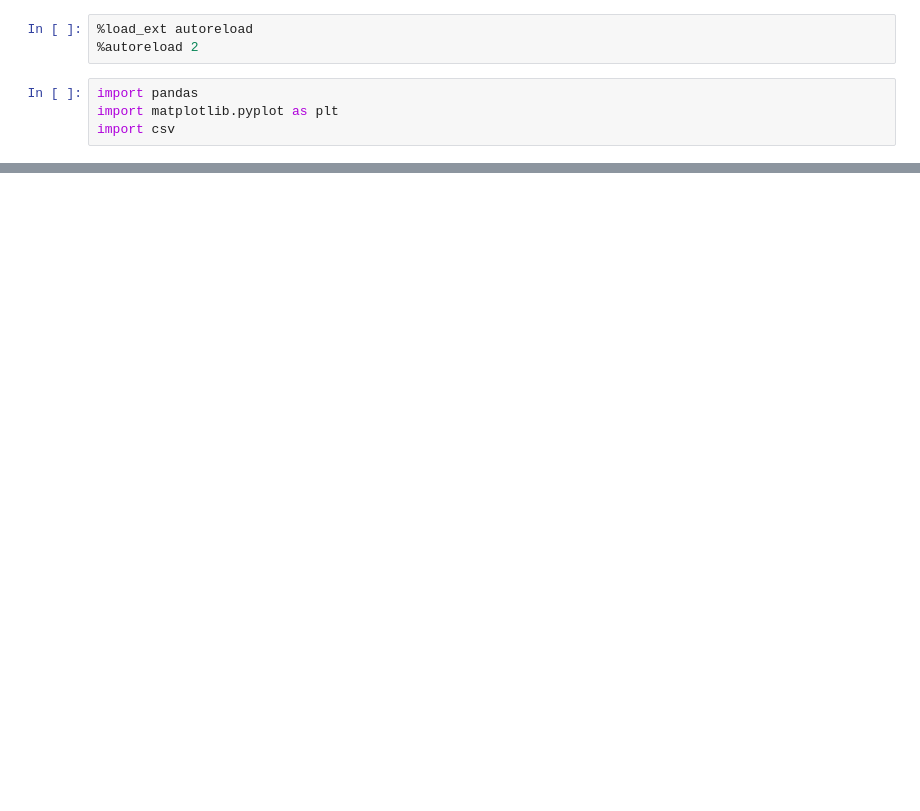
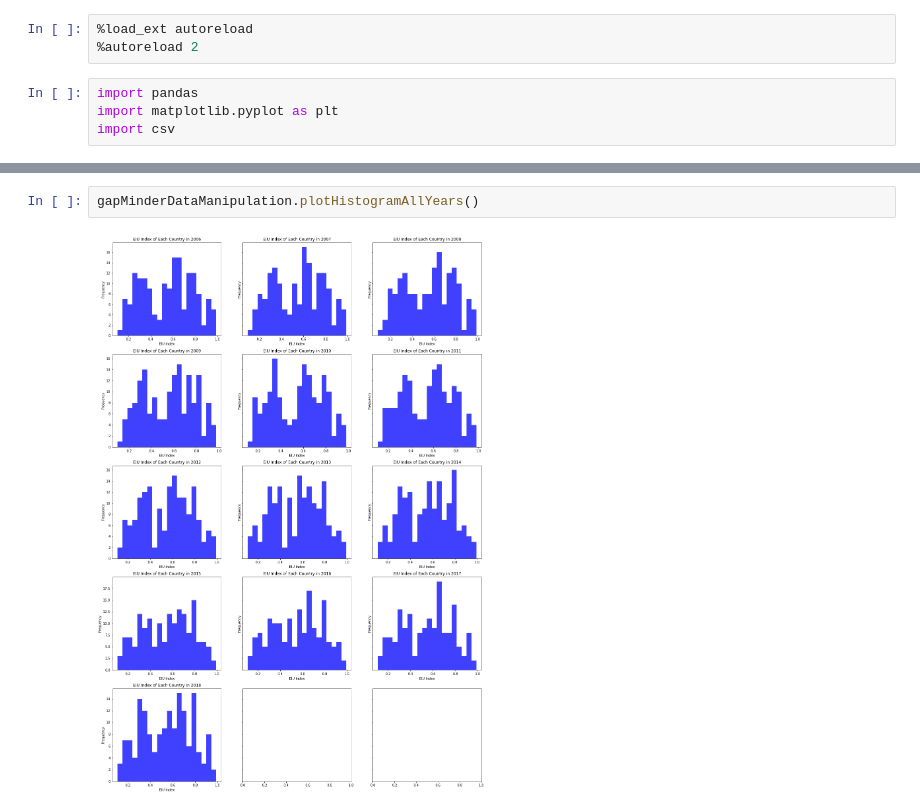
Before and after one commit to olincollege/midterm-project-Erhardt4, a Jupyter notebook: GapMinder_Data.ipynb, the cells around one changed output, grey strips where cells are left out. Drawn from its saved outputs; the diff is of its cells as text; blank space fills up the shorter version.

Commit message:
Added Histogram functions for GapMinder data Implemented functions to plot histogrames of the GapMinder data

```diff
--- a/GapMinder_Data.ipynb
+++ b/GapMinder_Data.ipynb
@@ -114,0 +98,4 @@ gapMinderDataManipulation.plotRateChosenCountries(randomList)
+# %%
+gapMinderDataManipulation.plotHistogramAllYears()
+# %% [output]
+[figure, added]
```
Also changed, not shown: parts of 7 cells of this notebook, 1 other file.
